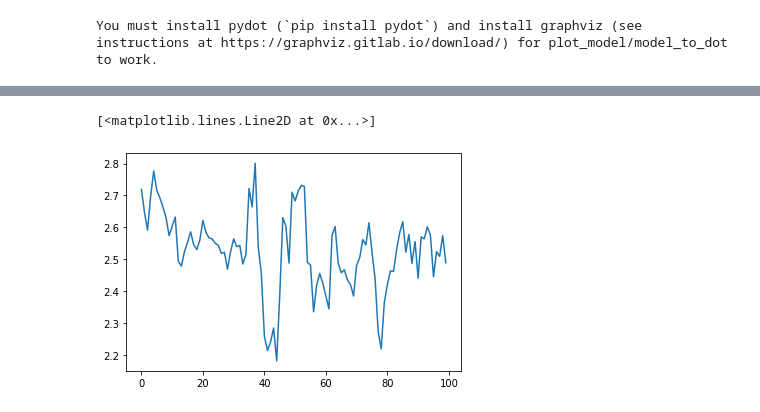
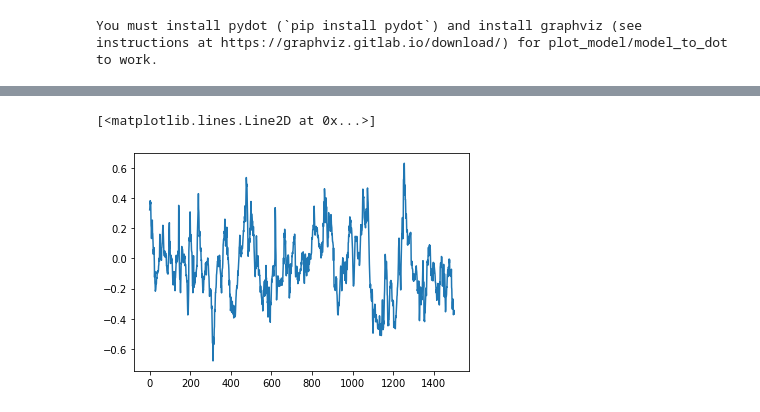
Before and after one commit to An-SM-ru/fx, a Jupyter notebook: fx_.ipynb, the cells around one changed output, grey strips where cells are left out. Cells and saved outputs as stored; diff of their text form; code cells hidden in the pictures.

```diff
--- a/fx_.ipynb
+++ b/fx_.ipynb
@@ -79,27 +54,36 @@ array([[ 7.87500000e-01,  9.09950366e-03,  5.55424250e-03,
+# %%
+ss = StandardScaler()
+bd_X_train_sc = ss.fit_transform(np.array(bd_train))
+bd_X_test_sc = ss.transform(np.array(bd_test))
+bd_X_val_sc = ss.transform(np.array(bd_val))
+#bd_Y_train_sc = ss.fit_transform(bd_train['Close'])
+#bd_Y_test_sc = ss.fit_transform(bd_test['Close'])
+#bd_Y_val_sc = ss.fit_transform(bd_val['Close'])
 # %%
 # Создаем матрицы для обучения
+# Используем 2й стоблец, Close для формирования Y_* массивов
 X_train = []
 Y_train = []
-for col in range(len(bd_train_sc)-massiv_blok-1):
-    X_train.append(bd_train_sc[col:col+massiv_blok])
-    Y_train.append(bd_train_sc[col+massiv_blok,2])
+for col in range(len(bd_train)-massiv_blok):
+    X_train.append(bd_X_train_sc[col:col+massiv_blok])
+    Y_train.append(bd_train['Close'][col+massiv_blok])
 X_train = np.array(X_train)
 Y_train = np.array(Y_train)
 # %%
 # Создаем матрицы для тестирования
 X_test = []
 Y_test = []
-for col in range(len(bd_test_sc)-massiv_blok-1):
-    X_test.append(bd_test_sc[col:col+massiv_blok])
-    Y_test.append(bd_test_sc[col+massiv_blok,2])
+for col in range(len(bd_test)-massiv_blok-1):
+    X_test.append(bd_X_test_sc[col:col+massiv_blok])
+    Y_test.append(bd_test['Close'][col+massiv_blok])
 X_test = np.array(X_test)
 Y_test = np.array(Y_test)
 # %%
 # Создаем матрицы для валидации
 X_val = []
 Y_val = []
-for col in range(len(bd_val_sc)-massiv_blok-1):
-    X_val.append(bd_val_sc[col:col+massiv_blok])
-    Y_val.append(bd_val_sc[col+massiv_blok,2])
+for col in range(len(bd_val)-massiv_blok-1):
+    X_val.append(bd_X_val_sc[col:col+massiv_blok])
+    Y_val.append(bd_val['Close'][col+massiv_blok])
 X_val = np.array(X_val)
 Y_val = np.array(Y_val)
@@ -404,10 +386,12 @@ for i in range(metok-1):
 from keras.models import load_model
 model = load_model('model_fx.h5')
 # %%
-ttt = 100
-val_predict = model.predict(X_val[ttt:ttt+massiv_blok])
-val_original = Y_val[ttt:ttt+massiv_blok]
+# Сравниваем предикт и базу Val
+ttt = 1700
+vol = 1500
+val_predict = model.predict(X_val[ttt:ttt+vol])
+val_original = Y_val[ttt:ttt+vol]
 plt.plot(val_predict[:,0] - val_original)
 # %% [output]
 [<matplotlib.lines.Line2D at 0x...>]
-[figure, old version]
+[figure, new version]
```
Also changed, not shown: parts of 17 cells of this notebook, 2 other files.
